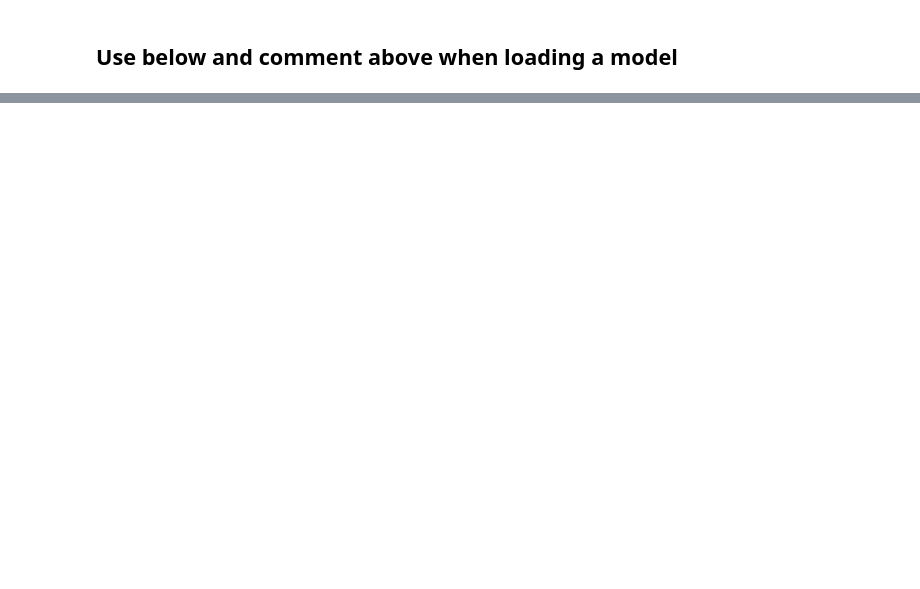
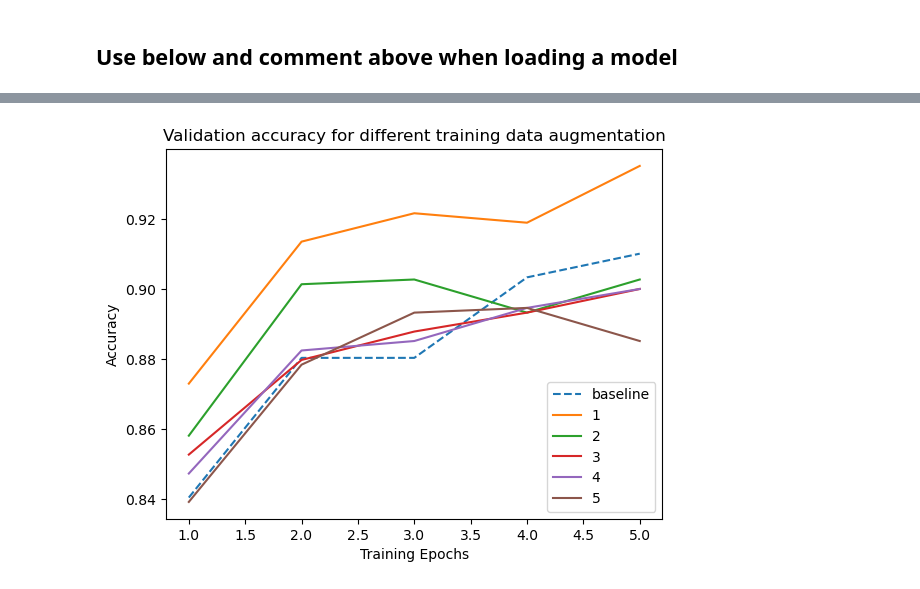
Before and after one commit to casper9429-kth/Project-Explore-Transfer-Learning-DD2424, a Jupyter notebook: task2.ipynb, the cells around one changed output, grey strips where cells are left out. Saved outputs shown, nothing was run; the diff lists cells and outputs as text; code cells hidden in the pictures; blank space fills up the shorter version.

```diff
--- a/task2.ipynb
+++ b/task2.ipynb
@@ -882,0 +844,29 @@ plt.show()
+# %%
+hist_base = torch.load("models/resnet18_False_1_14_50_hist.pt")
+hist_1 = torch.load("models/resnet18_True_1_5_50_hist_filtertypes_1.pt")
+hist_2 = torch.load("models/resnet18_True_1_5_50_hist_filtertypes_2.pt")
+hist_3 = torch.load("models/resnet18_True_1_5_50_hist_filtertypes_3.pt")
+hist_4 = torch.load("models/resnet18_True_1_5_50_hist_filtertypes_4.pt")
+hist_5 = torch.load("models/resnet18_True_1_5_50_hist_filtertypes_5.pt")
+
+ohist_base = ohist(hist_base)
+ohist_1 = ohist(hist_1)
+ohist_2 = ohist(hist_2)
+ohist_3 = ohist(hist_3)
+ohist_4 = ohist(hist_4)
+ohist_5 = ohist(hist_5)
+
+# Plot all accuracies
+plt.title("Validation accuracy for different training data augmentation")
+plt.xlabel("Training Epochs")
+plt.ylabel("Accuracy")
+plt.plot(range(1,num_epochs+1),ohist_base[:num_epochs], label="baseline",linestyle="dashed")
+plt.plot(range(1,num_epochs+1),ohist_1, label="1")
+plt.plot(range(1,num_epochs+1),ohist_2, label="2")
+plt.plot(range(1,num_epochs+1),ohist_3, label="3")
+plt.plot(range(1,num_epochs+1),ohist_4, label="4")
+plt.plot(range(1,num_epochs+1),ohist_5, label="5")
+plt.legend()
+plt.show()
+# %% [output]
+[figure, added]
```
Also changed, not shown: parts of 7 cells of this notebook, 24 other files.
